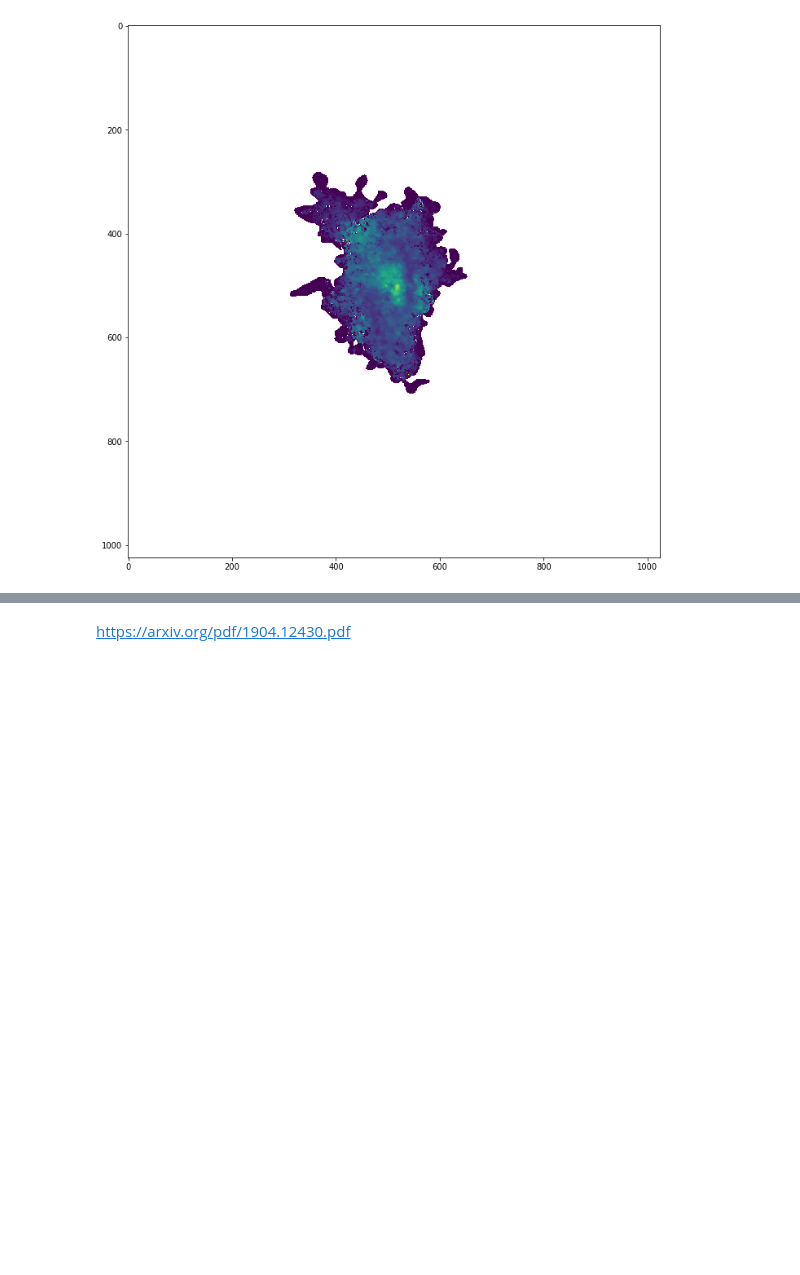
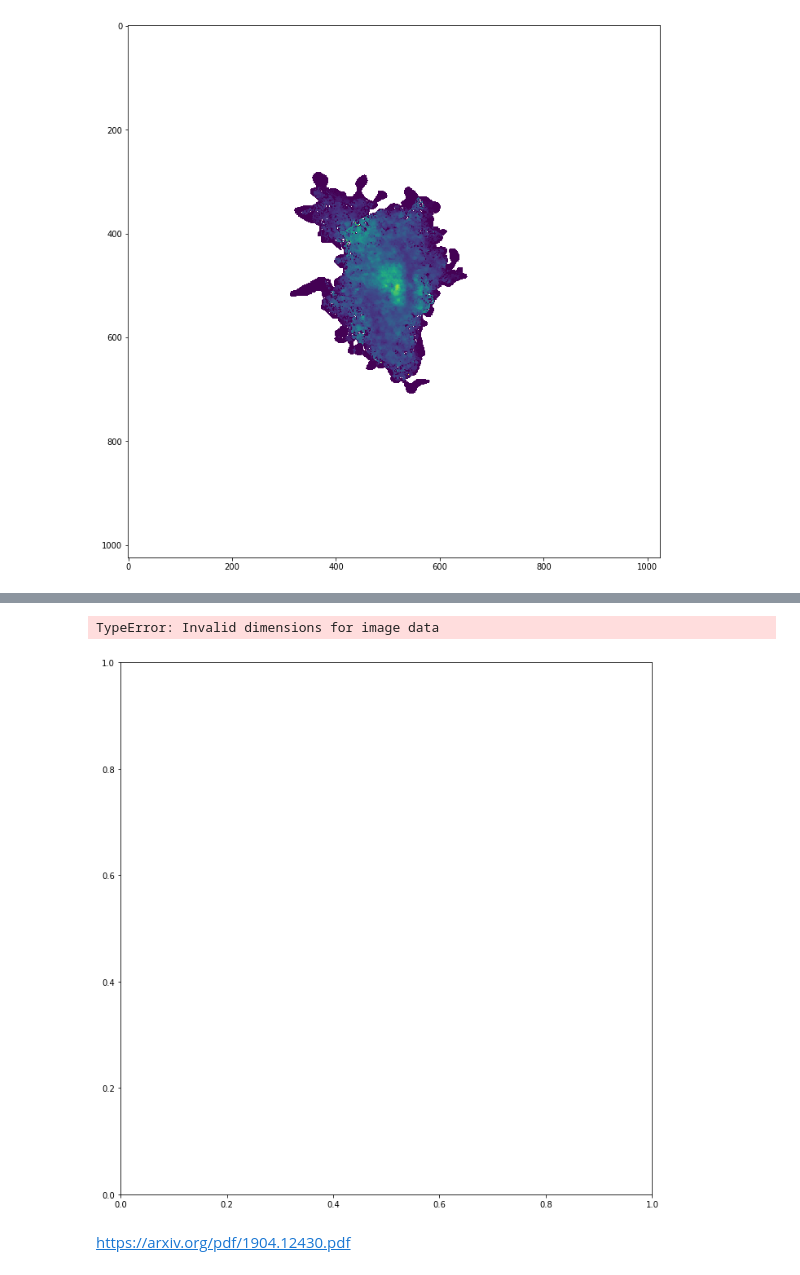
Before and after one commit to ValerieKostiuk/Course-work, a Jupyter notebook: NGC3627/notes.ipynb, the cells around one changed output, grey strips where cells are left out. Cells and saved outputs as stored; diff of their text form; code cells hidden in the pictures; blank space fills up the shorter version.

```diff
--- a/NGC3627/notes.ipynb
+++ b/NGC3627/notes.ipynb
@@ -82,3 +47,8 @@ fits_file('./data/NGC_3627_NA_MOM2_THINGS.FITS',12,12)
+# %%
+functions.fits_file('./data/NGC3627.bima12m.cm.fits', 12, 12)
+# %% [output]
+TypeError: Invalid dimensions for image data
+[figure, added]
 # %% [markdown]
 https://arxiv.org/pdf/1904.12430.pdf
 # %% [markdown]
```
Also changed, not shown: parts of 13 cells of this notebook, 1 other file.
